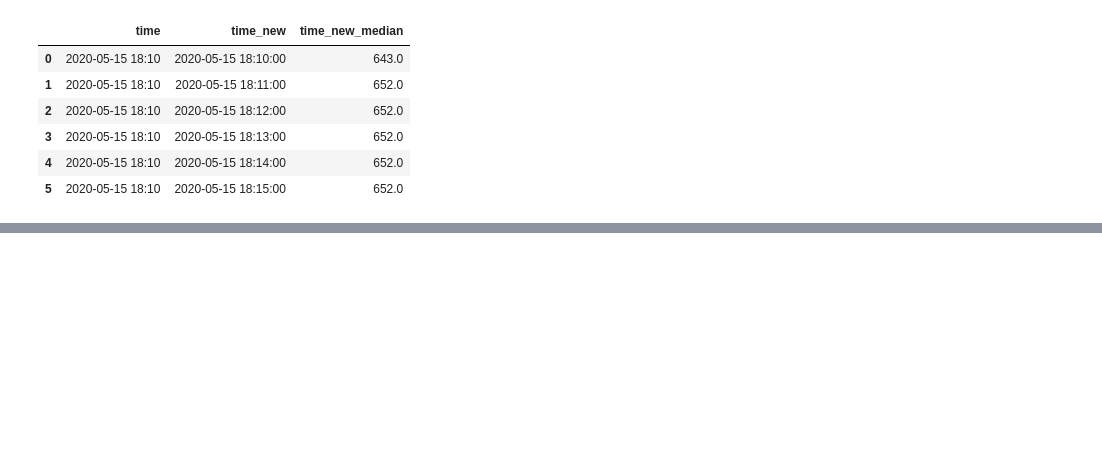
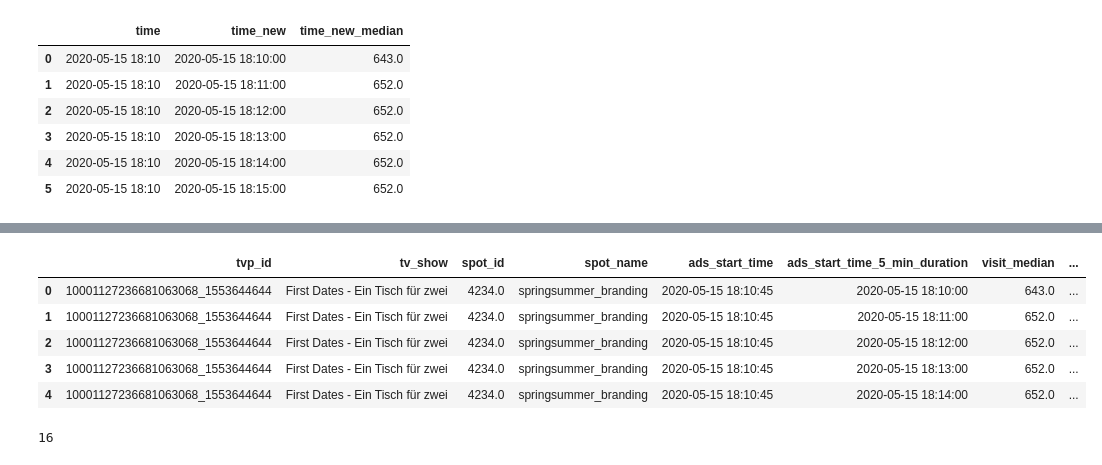
Before and after one commit to ElifKarakutukDinc/e-commerce_tv_spot_attribution_analysis, a Jupyter notebook: TV_Probability.ipynb, the cells around one changed output, grey strips where cells are left out. Saved outputs shown, nothing was run; the diff lists cells and outputs as text; code cells hidden in the pictures; blank space fills up the shorter version.

```diff
--- a/TV_Probability.ipynb
+++ b/TV_Probability.ipynb
@@ -367,0 +423,5 @@ threshold_control
+# %%
+# adding a new column without second to join with threshold_control table
+tv_show_spot_df["ads_start_time_date"] = tv_show_spot_df["ads_start_time"].dt.strftime(
+    "%Y-%m-%d %H:%M"
+)
@@ -367,0 +437,41 @@ threshold_control
+# %%
+# joining all tables
+final_df = pd.merge(
+    threshold_control,
+    tv_show_spot_df,
+    how="left",
+    left_on="time",
+    right_on="ads_start_time_date",
+)[
+    [
+        "tvp_id",
+        "tv_show",
+        "spot_id",
+        "spot_name",
+        "ads_start_time",
+        "time_new",
+        "time_new_median",
+        "peak_threshold",
+        "identifier_count",
+        "tv_prob",
+    ]
+].rename(
+    columns={
+        "identifier_count": "visit_count",
+        "time_new": "ads_start_time_5_min_duration",
+        "time_new_median": "visit_median",
+    }
+)
+# %%
+final_df.head()
+# %% [output]
+|  | tvp_id | tv_show | spot_id | spot_name | ads_start_time | ads_start_time_5_min_duration | visit_median | ... |
+| 0 | 10001127236681063068_1553644644 | First Dates - Ein Tisch für zwei | 4234.0 | springsummer_branding | 2020-05-15 18:10:45 | 2020-05-15 18:10:00 | 643.0 | ... |
+| 1 | 10001127236681063068_1553644644 | First Dates - Ein Tisch für zwei | 4234.0 | springsummer_branding | 2020-05-15 18:10:45 | 2020-05-15 18:11:00 | 652.0 | ... |
+| 2 | 10001127236681063068_1553644644 | First Dates - Ein Tisch für zwei | 4234.0 | springsummer_branding | 2020-05-15 18:10:45 | 2020-05-15 18:12:00 | 652.0 | ... |
+| 3 | 10001127236681063068_1553644644 | First Dates - Ein Tisch für zwei | 4234.0 | springsummer_branding | 2020-05-15 18:10:45 | 2020-05-15 18:13:00 | 652.0 | ... |
+| 4 | 10001127236681063068_1553644644 | First Dates - Ein Tisch für zwei | 4234.0 | springsummer_branding | 2020-05-15 18:10:45 | 2020-05-15 18:14:00 | 652.0 | ... |
+# %%
+final_df[final_df["tv_prob"] > 0].shape[0]
+# %% [output]
+16
```
Also changed, not shown: parts of 12 cells of this notebook.
